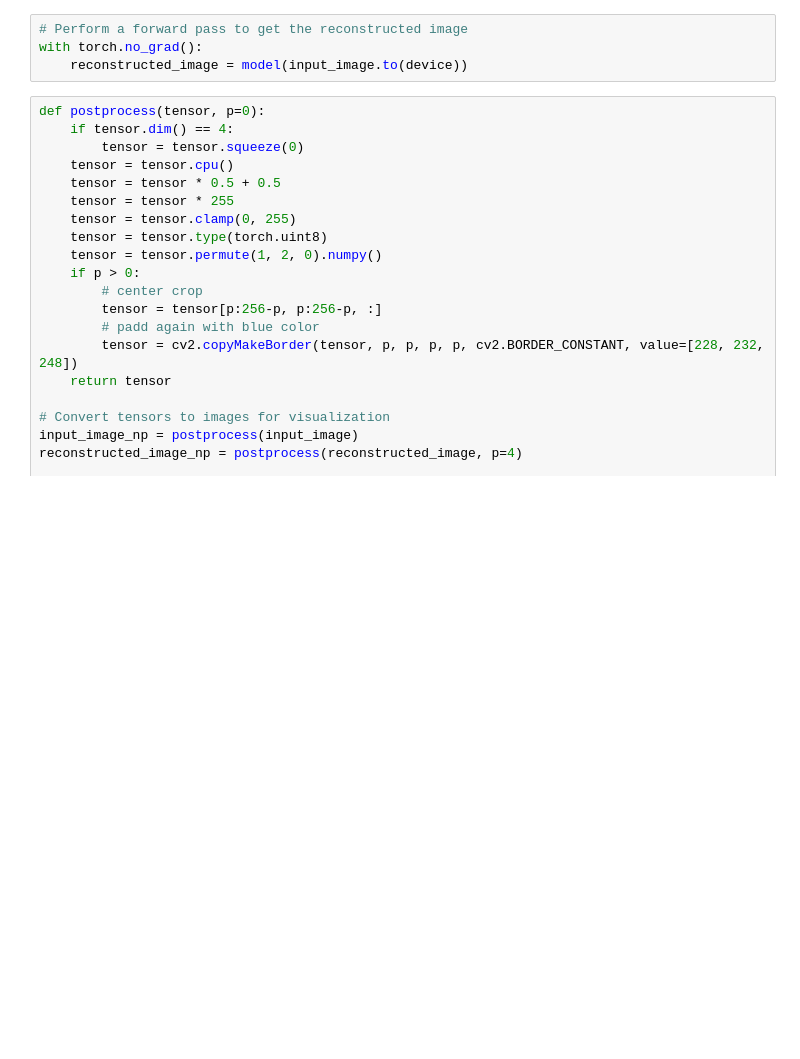
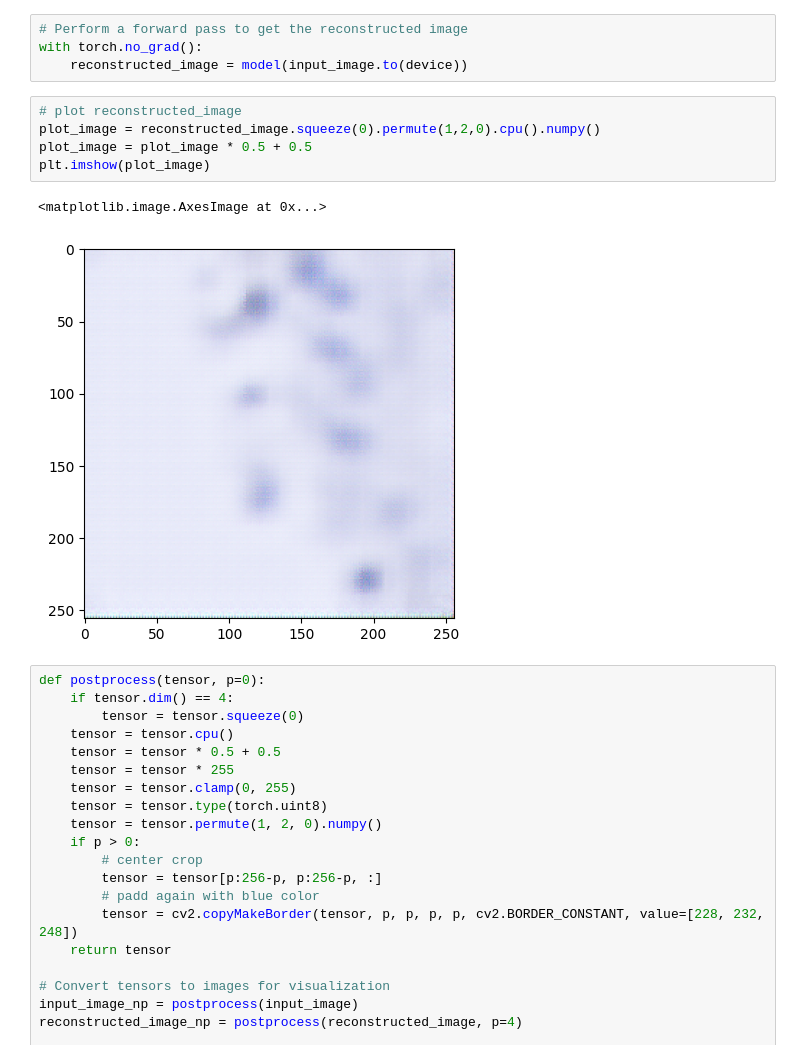
Before and after one commit to Pikurrot/MED-GIA, a Jupyter notebook: AnomalyDetection/inference.ipynb, the cells around one changed output. Drawn from its saved outputs; the diff is of its cells as text; blank space fills up the shorter version.

```diff
--- a/AnomalyDetection/inference.ipynb
+++ b/AnomalyDetection/inference.ipynb
@@ -50,6 +50,14 @@ torch.Size([1, 3, 256, 256])
 # Perform a forward pass to get the reconstructed image
 with torch.no_grad():
     reconstructed_image = model(input_image.to(device))
+# %%
+# plot reconstructed_image
+plot_image = reconstructed_image.squeeze(0).permute(1,2,0).cpu().numpy()
+plot_image = plot_image * 0.5 + 0.5
+plt.imshow(plot_image)
+# %% [output]
+<matplotlib.image.AxesImage at 0x...>
+[figure, added]
 # %%
 def postprocess(tensor, p=0):
 	if tensor.dim() == 4:
```
Also changed, not shown: parts of 11 cells of this notebook, 1 other file.
